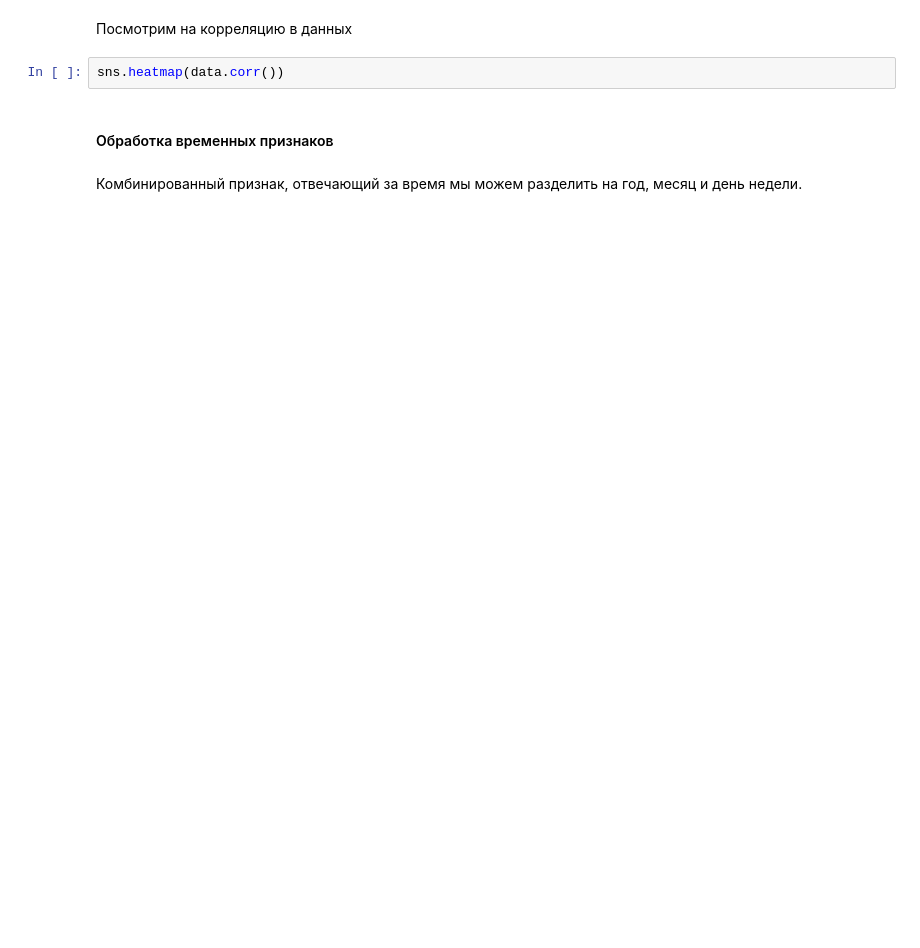
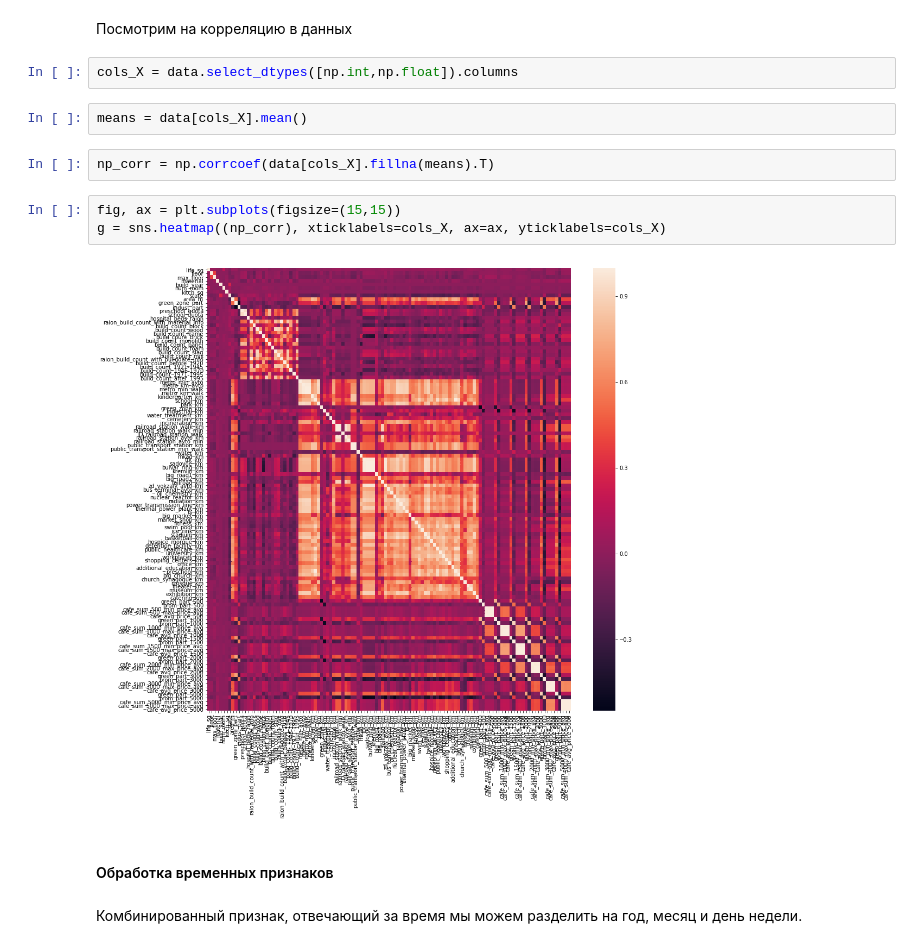
Before and after one commit to rtriangle/Sberbank-course, a Jupyter notebook: day2/homework_kaggle/Baseline.ipynb, the cells around one changed output. Cells and saved outputs as stored; diff of their text form; blank space fills up the shorter version.

```diff
--- a/day2/homework_kaggle/Baseline.ipynb
+++ b/day2/homework_kaggle/Baseline.ipynb
@@ -40,7 +53,16 @@ ddf.groupby('Type').count()
 # %% [markdown]
 Посмотрим на корреляцию в данных
-# %%
-sns.heatmap(data.corr())
+# %%
+cols_X = data.select_dtypes([np.int,np.float]).columns
+# %%
+means = data[cols_X].mean()
+# %%
+np_corr = np.corrcoef(data[cols_X].fillna(means).T)
+# %%
+fig, ax = plt.subplots(figsize=(15,15))
+g = sns.heatmap((np_corr), xticklabels=cols_X, ax=ax, yticklabels=cols_X)
+# %% [output]
+[figure, added]
 # %% [markdown]
 #### Обработка временных признаков
 # %% [markdown]
```
Also changed, not shown: parts of 69 cells of this notebook, 5 other files.
